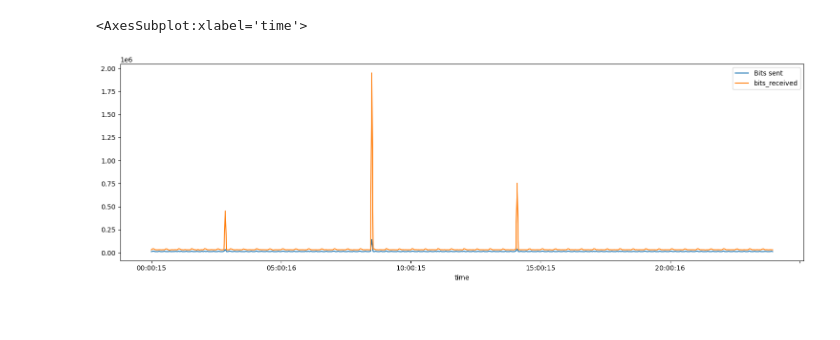
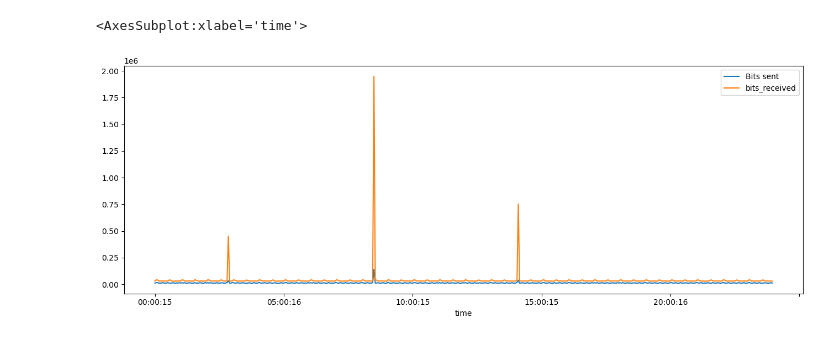
Before and after one commit to videosquared/tegola-data-collection, a Jupyter notebook: main.ipynb, the cells around one changed output. Saved outputs shown, nothing was run; the diff lists cells and outputs as text; code cells hidden in the pictures.

```diff
--- a/main.ipynb
+++ b/main.ipynb
@@ -1,31 +1,29 @@
 # %%
 import pandas as pd
 import matplotlib.pyplot as plt
+from prettytable import PrettyTable
 
-plt.rcParams["figure.figsize"] = [15.00, 5]
+plt.rcParams["figure.figsize"] = [13.00, 5]
 plt.rcParams["figure.autolayout"] = True
 
 # 24hrs 19 Nov 2022 00:00 -> 23:59:59
 
 cor_vlan114_sent_24h = pd.read_csv("data/COR/vlan114/bits-sent_24h.csv", delim_whitespace=True)
 cor_vlan114_received_24h = pd.read_csv("data/COR/vlan114/bits-received_24h.csv", delim_whitespace=True)
 cor_vlan114_sent_24h.sort_values(by="unix_time", inplace=True)
 cor_vlan114_received_24h.sort_values(by="unix_time", inplace=True)
 
-# 7 Days
+# 7 Days 14 Nov 2022 00:00:00 -> 20 Nov 2022 23:59:59
 
 cor_vlan114_sent_7d = pd.read_csv("data/COR/vlan114/bits-sent_7d.csv", delim_whitespace=True)
 cor_vlan114_received_7d = pd.read_csv("data/COR/vlan114/bits-received_7d.csv", delim_whitespace=True)
 cor_vlan114_sent_7d.sort_values(by="unix_time", inplace=True)
 cor_vlan114_received_7d.sort_values(by="unix_time", inplace=True)
 
-
-
-
-
+# 1 Month
 
 ax = cor_vlan114_sent_24h.plot.line(x="time", y="bits_sent", label="Bits sent")
 cor_vlan114_received_24h.plot.line(x="time", y="bits_received", ax=ax)
 # %% [output]
 <AxesSubplot:xlabel='time'>
-[figure, old version]
+[figure, new version]
```
Also changed, not shown: parts of 2 cells of this notebook, 5 other files.
